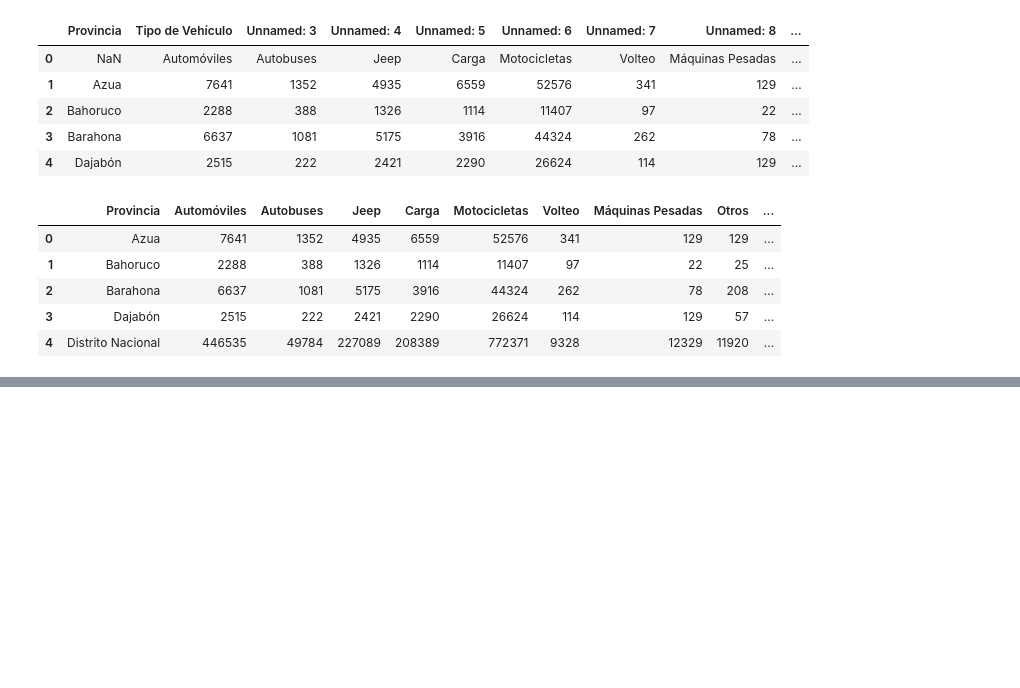
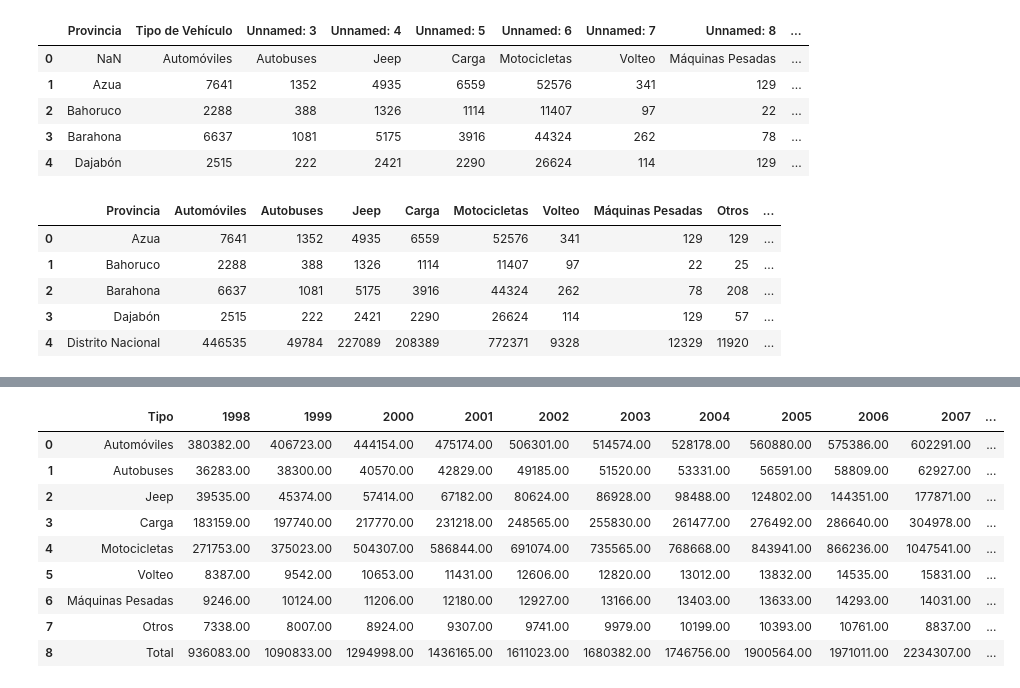
Before and after one commit to ngcarvajall/Accidentes_mortales_RD, a Jupyter notebook: Notebooks/Parque vehicular/2. Limpieza.ipynb, the cells around one changed output, grey strips where cells are left out. Saved outputs shown, nothing was run; the diff lists cells and outputs as text; code cells hidden in the pictures; blank space fills up the shorter version.

```diff
--- a/Notebooks/Parque vehicular/2. Limpieza.ipynb
+++ b/Notebooks/Parque vehicular/2. Limpieza.ipynb
@@ -61,0 +109,37 @@ df_2023.to_csv('../Datos/datos_parquev/df_2023.csv')
+# %%
+df_actual.reset_index(drop=True, inplace=True)
+# %%
+df_actual.columns = [
+    'Tipo_Vehiculo',
+    "Diciembre_2023",
+    "Enero",
+    "Febrero",
+    "Marzo",
+    "Abril",
+    "Mayo",
+    "Junio",
+    "Julio",
+    "Agosto",
+    "Septiembre",
+    "Octubre",
+    'Noviembre'
+]
+# %%
+df_actual['Tipo_Vehiculo'] = df_actual['Tipo_Vehiculo'].str.strip()
+# %%
+filtro_automovil = df_actual['Tipo_Vehiculo'].str.contains('Automóvil')
+suma_automovil = df_actual.loc[filtro_automovil, 'Noviembre'].sum()
+df_historico.loc[df_historico['Tipo'] == 'Automóviles', '2024'] = suma_automovil
+# %%
+df_historico
+# %% [output]
+|  | Tipo | 1998 | 1999 | 2000 | 2001 | 2002 | 2003 | 2004 | 2005 | 2006 | 2007 | ... |
+| 0 | Automóviles | 380382.00 | 406723.00 | 444154.00 | 475174.00 | 506301.00 | 514574.00 | 528178.00 | 560880.00 | 575386.00 | 602291.00 | ... |
+| 1 | Autobuses | 36283.00 | 38300.00 | 40570.00 | 42829.00 | 49185.00 | 51520.00 | 53331.00 | 56591.00 | 58809.00 | 62927.00 | ... |
+| 2 | Jeep | 39535.00 | 45374.00 | 57414.00 | 67182.00 | 80624.00 | 86928.00 | 98488.00 | 124802.00 | 144351.00 | 177871.00 | ... |
+| 3 | Carga | 183159.00 | 197740.00 | 217770.00 | 231218.00 | 248565.00 | 255830.00 | 261477.00 | 276492.00 | 286640.00 | 304978.00 | ... |
+| 4 | Motocicletas | 271753.00 | 375023.00 | 504307.00 | 586844.00 | 691074.00 | 735565.00 | 768668.00 | 843941.00 | 866236.00 | 1047541.00 | ... |
+| 5 | Volteo | 8387.00 | 9542.00 | 10653.00 | 11431.00 | 12606.00 | 12820.00 | 13012.00 | 13832.00 | 14535.00 | 15831.00 | ... |
+| 6 | Máquinas Pesadas | 9246.00 | 10124.00 | 11206.00 | 12180.00 | 12927.00 | 13166.00 | 13403.00 | 13633.00 | 14293.00 | 14031.00 | ... |
+| 7 | Otros | 7338.00 | 8007.00 | 8924.00 | 9307.00 | 9741.00 | 9979.00 | 10199.00 | 10393.00 | 10761.00 | 8837.00 | ... |
+| 8 | Total | 936083.00 | 1090833.00 | 1294998.00 | 1436165.00 | 1611023.00 | 1680382.00 | 1746756.00 | 1900564.00 | 1971011.00 | 2234307.00 | ... |
```
Also changed, not shown: parts of 17 cells of this notebook, 10 other files.
